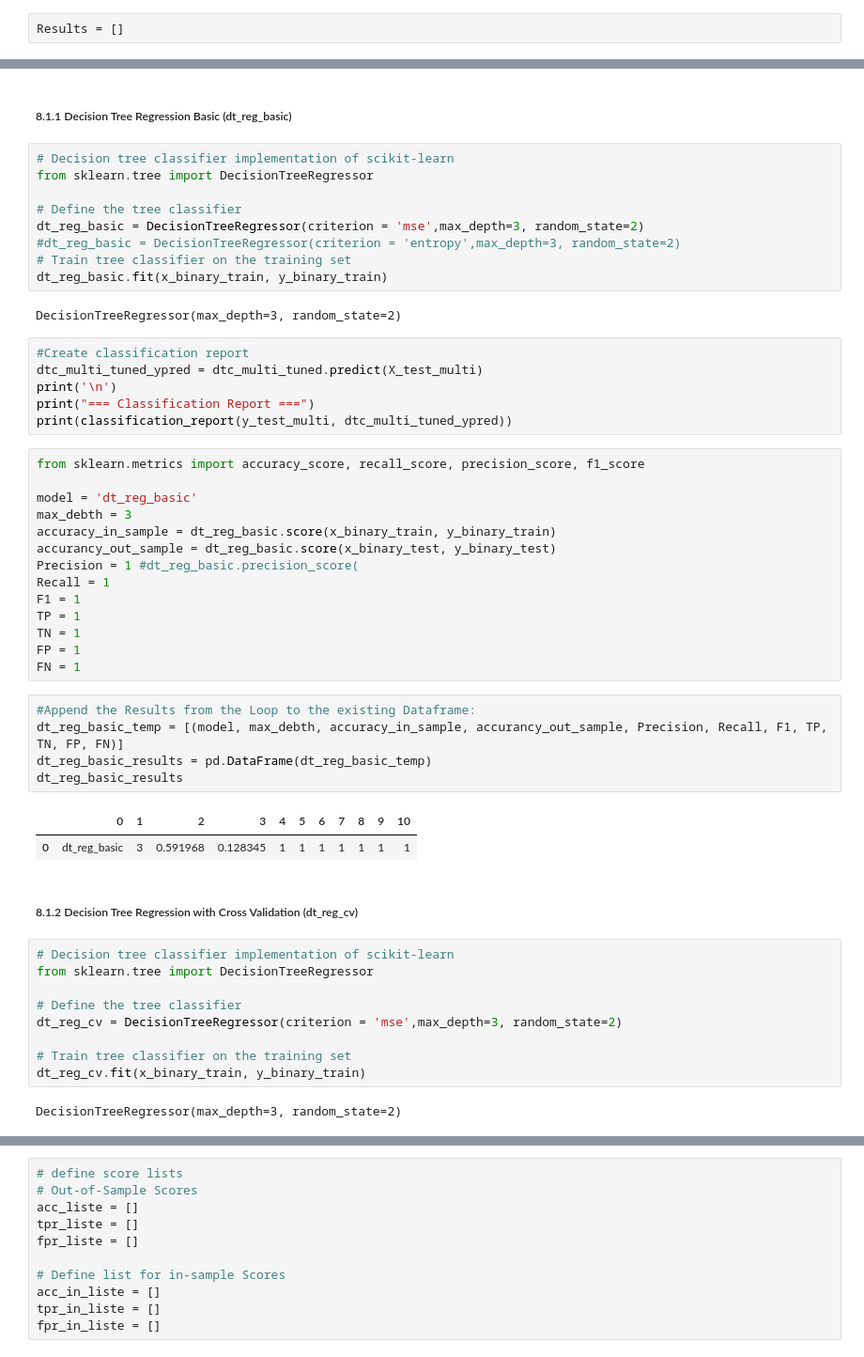
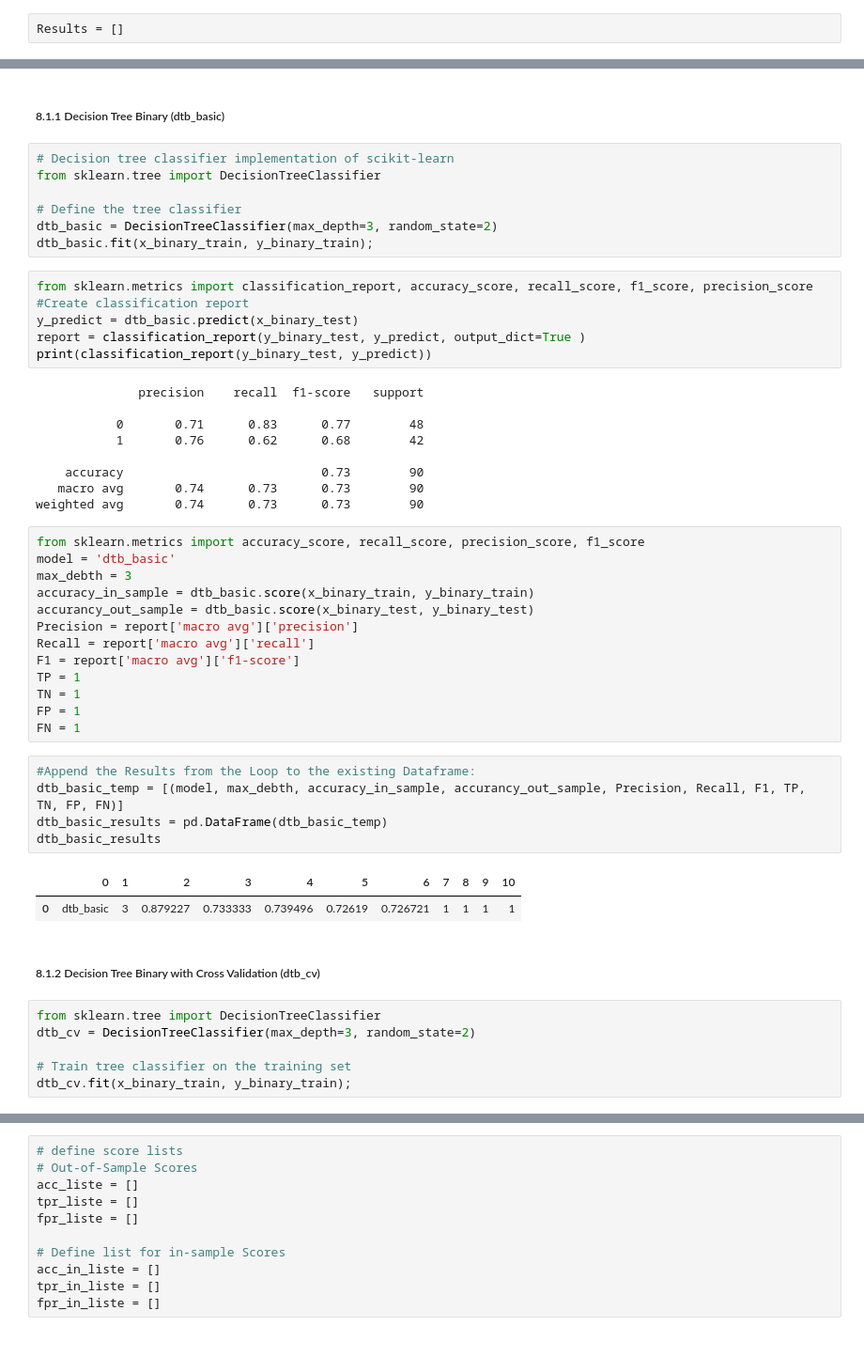
Before and after one commit to Liomat97/Machine-Learning, a Jupyter notebook: Test.ipynb, the cells around one changed output, grey strips where cells are left out. Shown: that part at 94% size. Drawn from its saved outputs; the diff is of its cells as text.

```diff
--- a/Test.ipynb
+++ b/Test.ipynb
@@ -410,57 +460,56 @@ Results = []
 # %% [markdown]
-##### 8.1.1 Decision Tree Regression Basic (dt_reg_basic)
+##### 8.1.1 Decision Tree Binary (dtb_basic)
 # %%
 # Decision tree classifier implementation of scikit-learn
-from sklearn.tree import DecisionTreeRegressor
+from sklearn.tree import DecisionTreeClassifier
 
 # Define the tree classifier
-dt_reg_basic = DecisionTreeRegressor(criterion = 'mse',max_depth=3, random_state=2)
-#dt_reg_basic = DecisionTreeRegressor(criterion = 'entropy',max_depth=3, random_state=2)
-# Train tree classifier on the training set
-dt_reg_basic.fit(x_binary_train, y_binary_train)
+dtb_basic = DecisionTreeClassifier(max_depth=3, random_state=2)
+dtb_basic.fit(x_binary_train, y_binary_train);
-# %% [output]
-DecisionTreeRegressor(max_depth=3, random_state=2)
-# %%
-#Create classification report
-dtc_multi_tuned_ypred = dtc_multi_tuned.predict(X_test_multi)
-print('\n')
-print("=== Classification Report ===")
-print(classification_report(y_test_multi, dtc_multi_tuned_ypred))
+# %%
+from sklearn.metrics import classification_report, accuracy_score, recall_score, f1_score, precision_score
+#Create classification report
+y_predict = dtb_basic.predict(x_binary_test)
+report = classification_report(y_binary_test, y_predict, output_dict=True )
+print(classification_report(y_binary_test, y_predict))
+# %% [output]
+              precision    recall  f1-score   support
+
+           0       0.71      0.83      0.77        48
+           1       0.76      0.62      0.68        42
+
+    accuracy                           0.73        90
+   macro avg       0.74      0.73      0.73        90
+weighted avg       0.74      0.73      0.73        90
 # %%
 from sklearn.metrics import accuracy_score, recall_score, precision_score, f1_score
-
-model = 'dt_reg_basic'
+model = 'dtb_basic'
 max_debth = 3
-accuracy_in_sample = dt_reg_basic.score(x_binary_train, y_binary_train)
-accurancy_out_sample = dt_reg_basic.score(x_binary_test, y_binary_test)
-Precision = 1 #dt_reg_basic.precision_score(
-Recall = 1
-F1 = 1
+accuracy_in_sample = dtb_basic.score(x_binary_train, y_binary_train)
+accurancy_out_sample = dtb_basic.score(x_binary_test, y_binary_test)
+Precision = report['macro avg']['precision']
+Recall = report['macro avg']['recall']
+F1 = report['macro avg']['f1-score']
 TP = 1
 TN = 1
 FP = 1
 FN = 1
 # %%
 #Append the Results from the Loop to the existing Dataframe:
-dt_reg_basic_temp = [(model, max_debth, accuracy_in_sample, accurancy_out_sample, Precision, Recall, F1, TP, TN, FP, FN)]
-dt_reg_basic_results = pd.DataFrame(dt_reg_basic_temp)
-dt_reg_basic_results
+dtb_basic_temp = [(model, max_debth, accuracy_in_sample, accurancy_out_sample, Precision, Recall, F1, TP, TN, FP, FN)]
+dtb_basic_results = pd.DataFrame(dtb_basic_temp)
+dtb_basic_results
 # %% [output]
 |  | 0 | 1 | 2 | 3 | 4 | 5 | 6 | 7 | 8 | 9 | 10 |
-| 0 | dt_reg_basic | 3 | 0.591968 | 0.128345 | 1 | 1 | 1 | 1 | 1 | 1 | 1 |
+| 0 | dtb_basic | 3 | 0.879227 | 0.733333 | 0.739496 | 0.72619 | 0.726721 | 1 | 1 | 1 | 1 |
 # %% [markdown]
-##### 8.1.2 Decision Tree Regression with Cross Validation (dt_reg_cv)
+##### 8.1.2 Decision Tree Binary with Cross Validation (dtb_cv)
 # %%
-# Decision tree classifier implementation of scikit-learn
-from sklearn.tree import DecisionTreeRegressor
-
-# Define the tree classifier
-dt_reg_cv = DecisionTreeRegressor(criterion = 'mse',max_depth=3, random_state=2)
+from sklearn.tree import DecisionTreeClassifier
+dtb_cv = DecisionTreeClassifier(max_depth=3, random_state=2)
 
 # Train tree classifier on the training set
-dt_reg_cv.fit(x_binary_train, y_binary_train)
+dtb_cv.fit(x_binary_train, y_binary_train);
-# %% [output]
-DecisionTreeRegressor(max_depth=3, random_state=2)
 # %%
 # With cross validation
 from sklearn.model_selection import cross_validate, KFold
```
Also changed, not shown: parts of 46 cells of this notebook.
